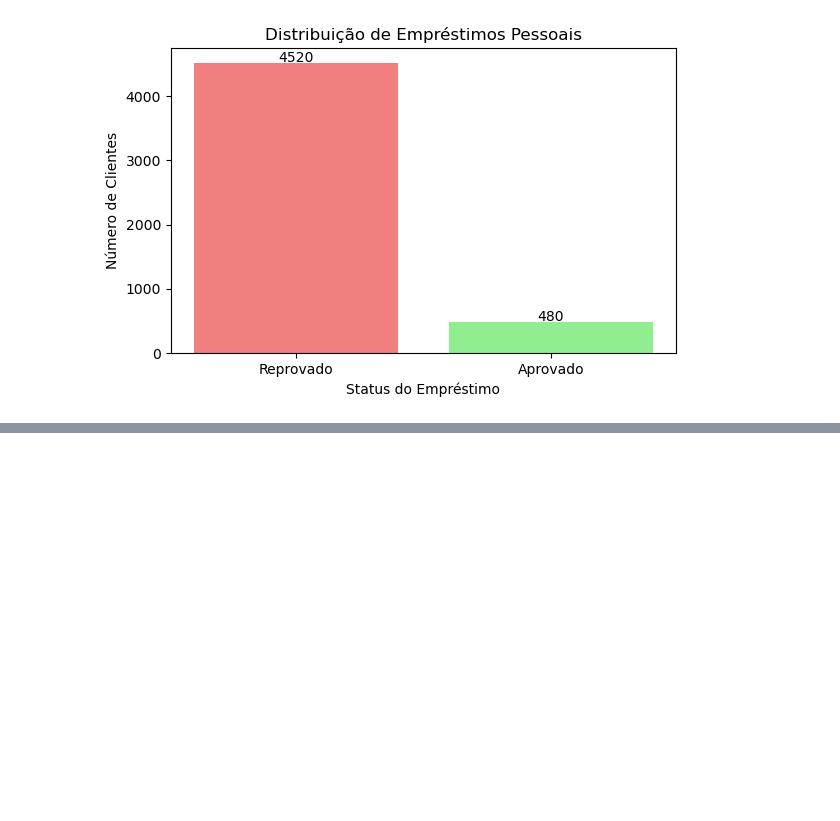
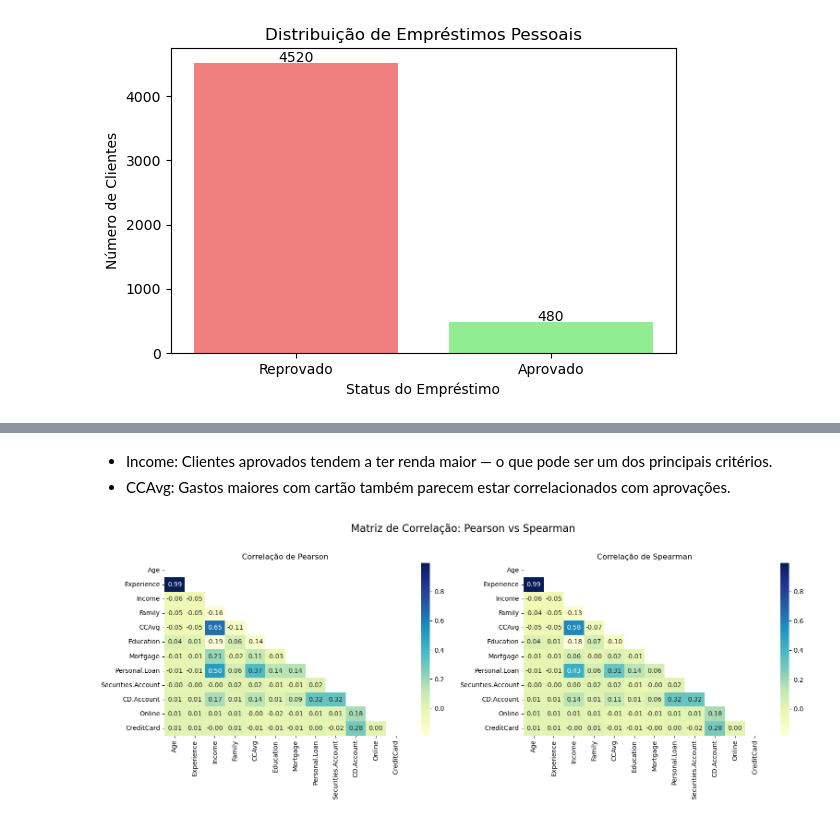
Before and after one commit to milenoepifanio/Analise_Classificacao_Churn, a Jupyter notebook: scr/AED.ipynb, the cells around one changed output, grey strips where cells are left out. Saved outputs shown, nothing was run; the diff lists cells and outputs as text; code cells hidden in the pictures; blank space fills up the shorter version.

```diff
--- a/scr/AED.ipynb
+++ b/scr/AED.ipynb
@@ -207,0 +294,33 @@ plt.show()
+# %% [markdown]
+- Income: Clientes aprovados tendem a ter renda maior — o que pode ser um dos principais critérios.
+- CCAvg: Gastos maiores com cartão também parecem estar correlacionados com aprovações.
+# %%
+dados = df.drop(columns=['ID', 'ZIP.Code'])
+
+correlacoes = {
+    'Pearson': dados.corr(method='pearson'),
+    'Spearman': dados.corr(method='spearman')
+}
+
+mask = np.triu(np.ones_like(dados.corr(), dtype=bool))
+
+fig, axes = plt.subplots(1, 2, figsize=(16, 6))
+fig.suptitle("Matriz de Correlação: Pearson vs Spearman", fontsize=16, y=1.02)
+
+for ax, (tipo, matriz) in zip(axes, correlacoes.items()):
+    sns.heatmap(
+        matriz,
+        annot=True,
+        cmap='YlGnBu',
+        fmt='.2f',
+        mask=mask,
+        xticklabels=matriz.columns,
+        yticklabels=matriz.columns,
+        ax=ax
+    )
+    ax.set_title(f'Correlação de {tipo}')
+
+plt.tight_layout()
+plt.show()
+# %% [output]
+[figure, added]
```
Also changed, not shown: parts of 24 cells of this notebook.
